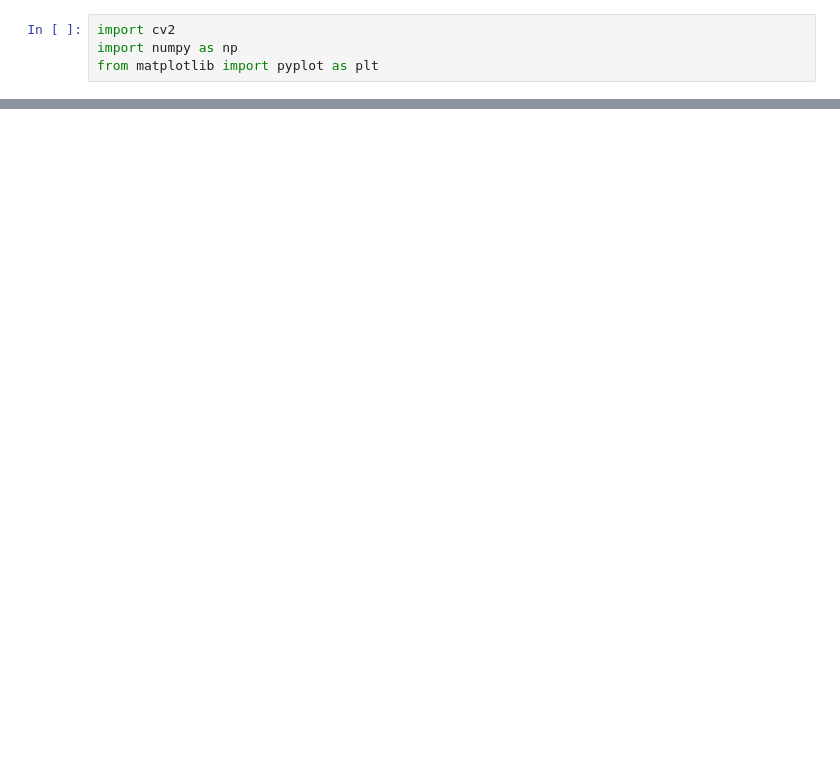
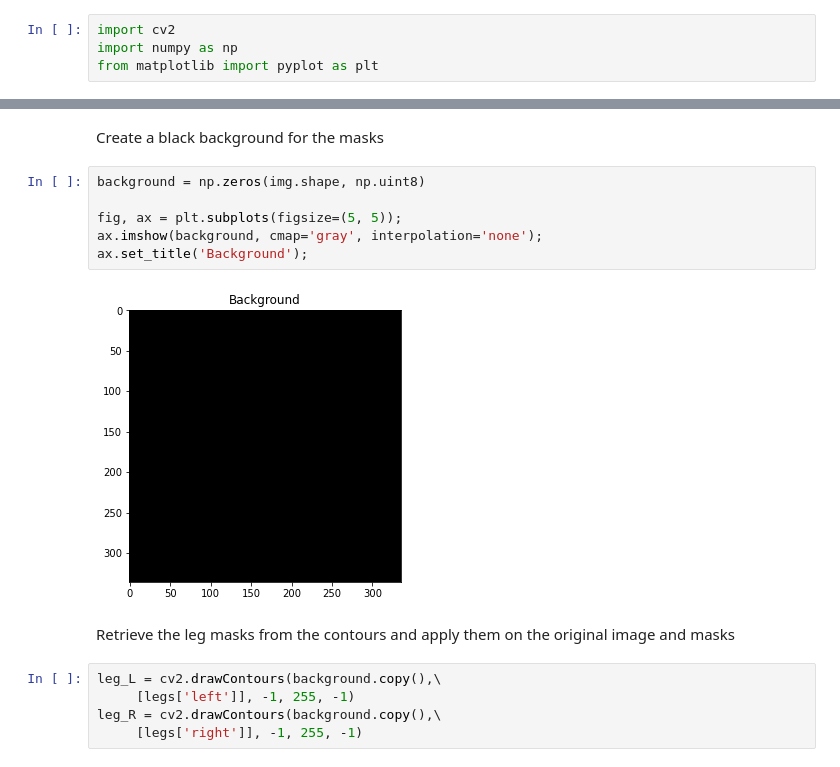
Before and after one commit to Jose-Verdu-Diaz/sa_poly2pixel, a Jupyter notebook: lib/blobDetection/blobDetection_.ipynb, the cells around one changed output, grey strips where cells are left out. Cells and saved outputs as stored; diff of their text form; blank space fills up the shorter version.

```diff
--- a/lib/blobDetection/blobDetection_.ipynb
+++ b/lib/blobDetection/blobDetection_.ipynb
@@ -247,0 +136,17 @@ El código se puede automatizar para procesar toda una carpeta con RMs de la sig
+# %% [markdown]
+Create a black background for the masks
+# %%
+background = np.zeros(img.shape, np.uint8)
+
+fig, ax = plt.subplots(figsize=(5, 5));
+ax.imshow(background, cmap='gray', interpolation='none');
+ax.set_title('Background');
+# %% [output]
+[figure, added]
+# %% [markdown]
+Retrieve the leg masks from the contours and apply them on the original image and masks
+# %%
+leg_L = cv2.drawContours(background.copy(),\
+     [legs['left']], -1, 255, -1)
+leg_R = cv2.drawContours(background.copy(),\
+     [legs['right']], -1, 255, -1)
```
Also changed, not shown: parts of 39 cells of this notebook, 3 other files.
